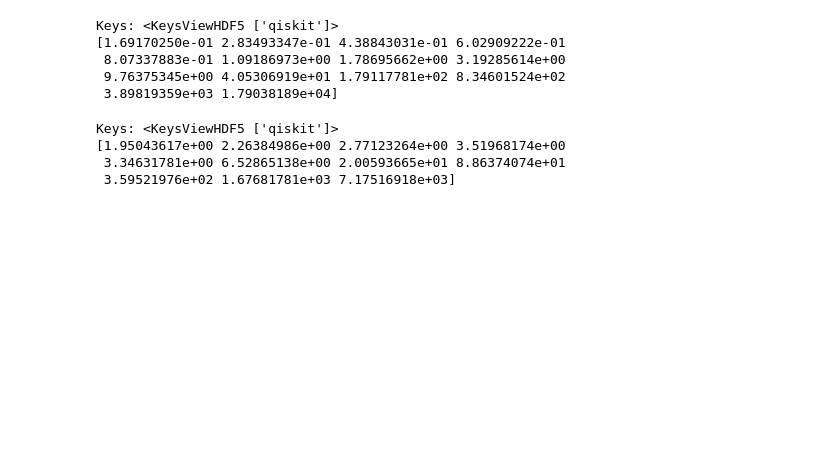
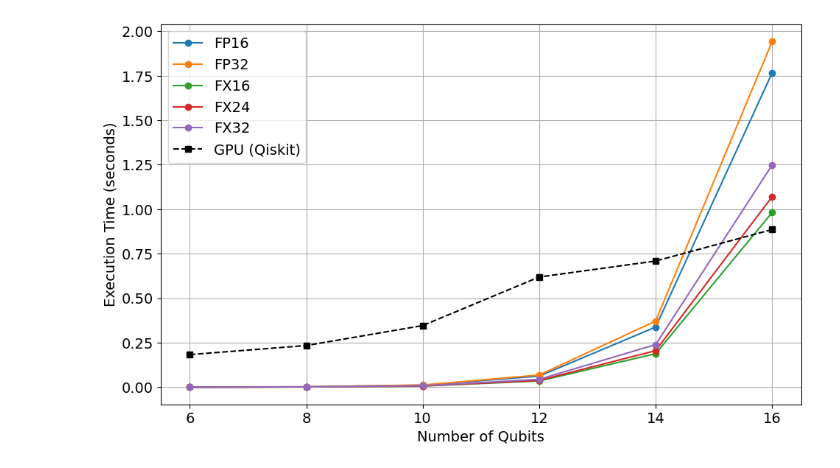
Before and after one commit to NAIST-Archlab/FQsun, a Jupyter notebook: plot/plot_cpgpu.ipynb, the cells around one changed output. Saved outputs shown, nothing was run; the diff lists cells and outputs as text; code cells hidden in the pictures; blank space fills up the shorter version.

Commit message:
Update many figures

```diff
--- a/plot/plot_cpgpu.ipynb
+++ b/plot/plot_cpgpu.ipynb
@@ -1,37 +1,43 @@
-# %%
-import h5py
-
-# Open the HDF5 file
-with h5py.File('./cpgpu/qft/data_qft_qiskit_singlethread_dp.h5', 'r') as h5_file:
-    # List all groups
-    print("Keys: %s" % h5_file.keys())
-    # Get the data
-    data = h5_file['qiskit'][:]
-    print(data)
-
-# https://arxiv.org/pdf/2401.09076
-# QFT: data cho 6,8,10,..., 32
-# %% [output]
-Keys: <KeysViewHDF5 ['qiskit']>
-[1.69170250e-01 2.83493347e-01 4.38843031e-01 6.02909222e-01
- 8.07337883e-01 1.09186973e+00 1.78695662e+00 3.19285614e+00
- 9.76375345e+00 4.05306919e+01 1.79117781e+02 8.34601524e+02
- 3.89819359e+03 1.79038189e+04]
-# %%
-import h5py
-
-# Open the HDF5 file
-with h5py.File('./cpgpu/qrc/data_rqc_qiskit_singlethread_dp.h5', 'r') as h5_file:
-    # List all groups
-    print("Keys: %s" % h5_file.keys())
-    # Get the data
-    data = h5_file['qiskit'][:]
-    print(data)
-
- # https://arxiv.org/pdf/2401.09076
-# RQC: data cho 12,14,..., 32
-# %% [output]
-Keys: <KeysViewHDF5 ['qiskit']>
-[1.95043617e+00 2.26384986e+00 2.77123264e+00 3.51968174e+00
- 3.34631781e+00 6.52865138e+00 2.00593665e+01 8.86374074e+01
- 3.59521976e+02 1.67681781e+03 7.17516918e+03]
+# %%
+# https://arxiv.org/pdf/2401.09076
+# QFT: data cho 6,8,10,..., 32
+
+import matplotlib.pyplot as plt
+import h5py
+import os
+import numpy as np
+# Extract data from HDF5 file
+hdf5_data = []
+with h5py.File('../cpgpu/qft/data_qft_qiskit_multithread_dp.h5', 'r') as h5_file:
+    # Get the data from the HDF5 file for qubits 6, 8, 10, ..., 32
+    hdf5_data = h5_file['qiskit'][:]
+    # Select the corresponding values for qubits 6, 8, 10, ..., 16
+    hdf5_selected_data = hdf5_data[:6]  # Since we only want up to qubits 16
+
+hardware_platforms = ['FP16', 'FP32', 'FX16', 'FX24', 'FX32']
+
+qubits_to_extract = [6, 8, 10, 12, 14, 16]
+
+execution_times = {}
+
+for platform in hardware_platforms:
+    path = f"../time/qft/QFT_{platform}_Time.txt"
+    times = np.loadtxt(path)
+    selected_times = [times[qubit - 3] for qubit in qubits_to_extract]  # Offset by 3 (since index starts at 3 qubits)
+    execution_times[platform] = selected_times
+
+for platform, times in execution_times.items():
+    plt.plot(qubits_to_extract, times, marker='o', label=f'{platform}')
+
+plt.plot(qubits_to_extract, hdf5_selected_data, marker='s', linestyle='--', label='GPU (Qiskit)', color='black')
+
+# Set chart labels and title
+plt.xlabel('Number of Qubits')
+plt.ylabel('Execution Time (seconds)')
+plt.grid(True)
+plt.legend()
+plt.subplots_adjust(left=0.1, right=0.97, top=0.96, bottom=0.1)  # Adjust margins
+
+plt.show()
+# %% [output]
+[figure, added]
```
Also changed, not shown: parts of 2 cells of this notebook, 46 other files.
